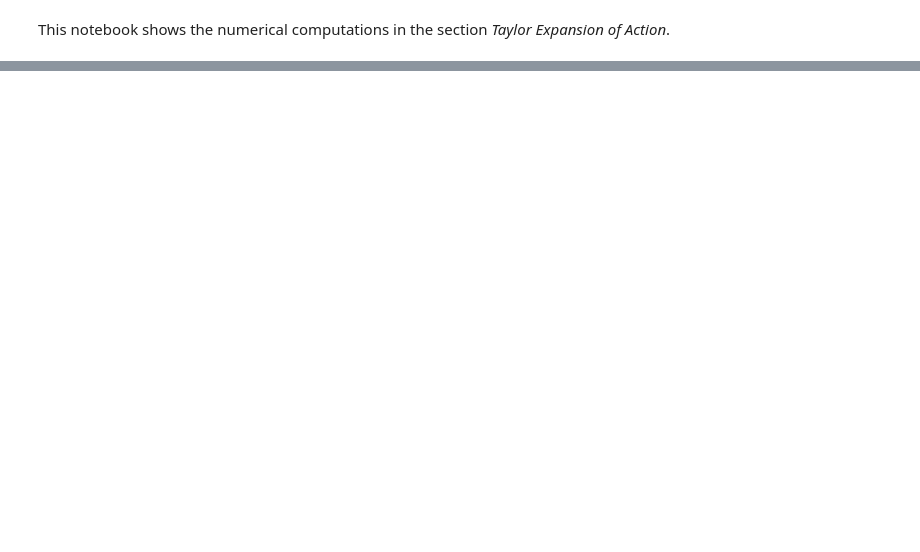
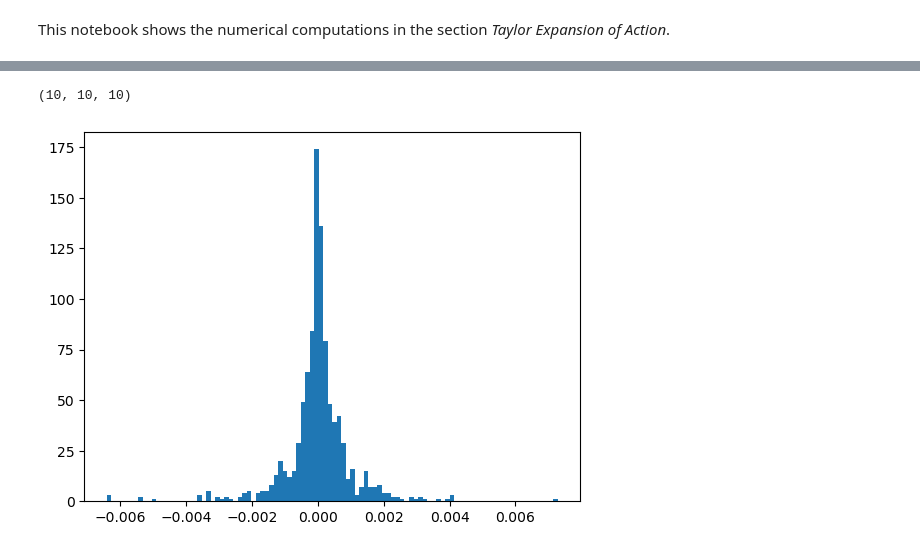
Before and after one commit to shuiruge/entropy, a Jupyter notebook: scales/Taylor Expansion of Action.ipynb, the cells around one changed output, grey strips where cells are left out. Saved outputs shown, nothing was run; the diff lists cells and outputs as text; code cells hidden in the pictures; blank space fills up the shorter version.

```diff
--- a/scales/Taylor Expansion of Action.ipynb
+++ b/scales/Taylor Expansion of Action.ipynb
@@ -238,0 +257,12 @@ get_training_loss(model).numpy()
+# %%
+# to_show = (1/6/Mf) * B3 * tensor_product(c, c, c)
+# to_show = (1/12/Mf) * A2 * tensor_product(tf.linalg.matvec(U, b), c)
+# to_show = (1/12/Mf) * tensor_product(A2, Z) * tensor_product(c, tf.matmul(U, W))
+# to_show = (1/12/Mf) * J2 * tf.einsum('ab,bc,b->ac', U, W, b)
+to_show = (1/12/Mf) * J3 * tf.einsum('ab,bc,bd->acd', U, W, W)
+print(to_show.shape)
+plt.hist((to_show).numpy().reshape([-1]), 100)
+plt.show()
+# %% [output]
+(10, 10, 10)
+[figure, added]
```
Also changed, not shown: parts of 16 cells of this notebook, 2 other files.
